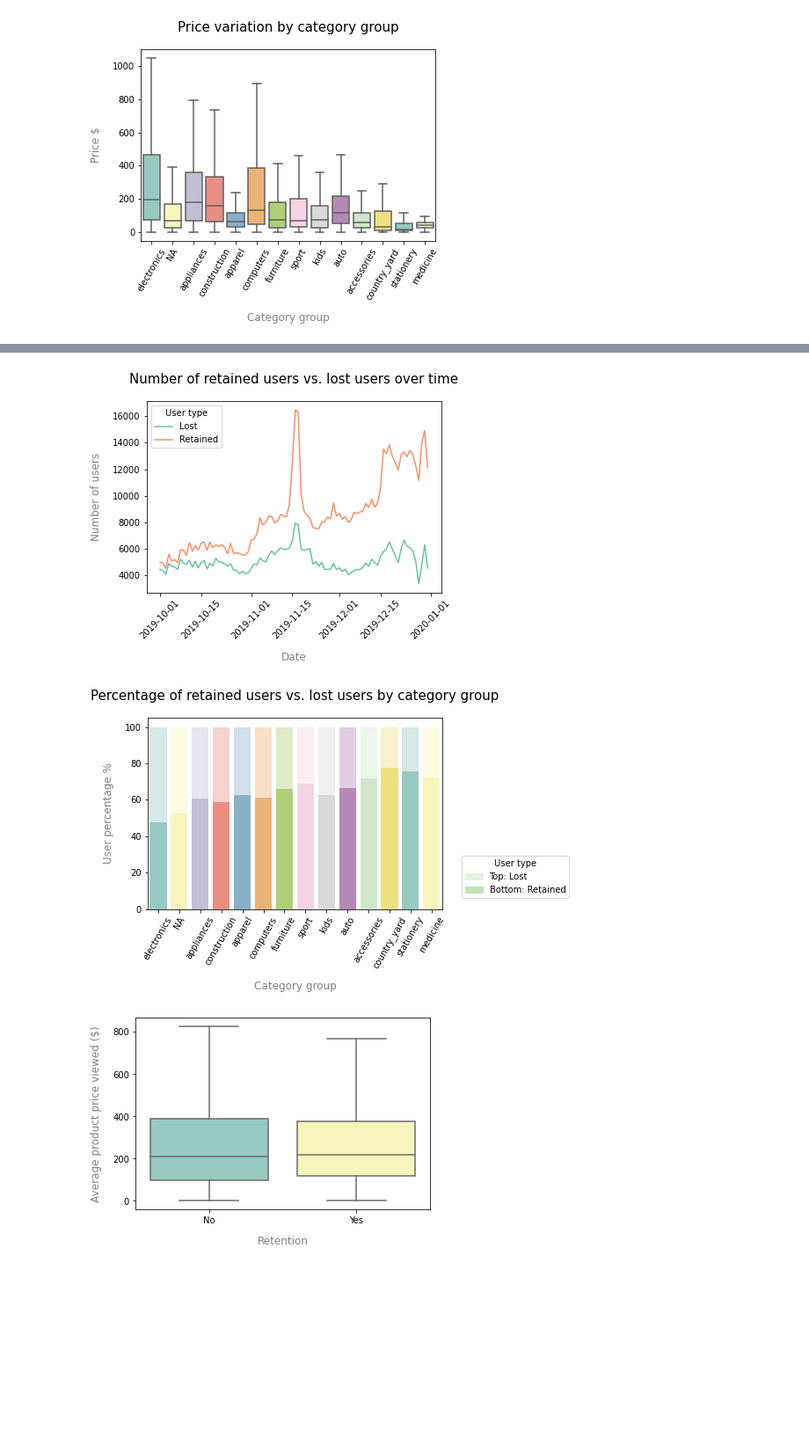
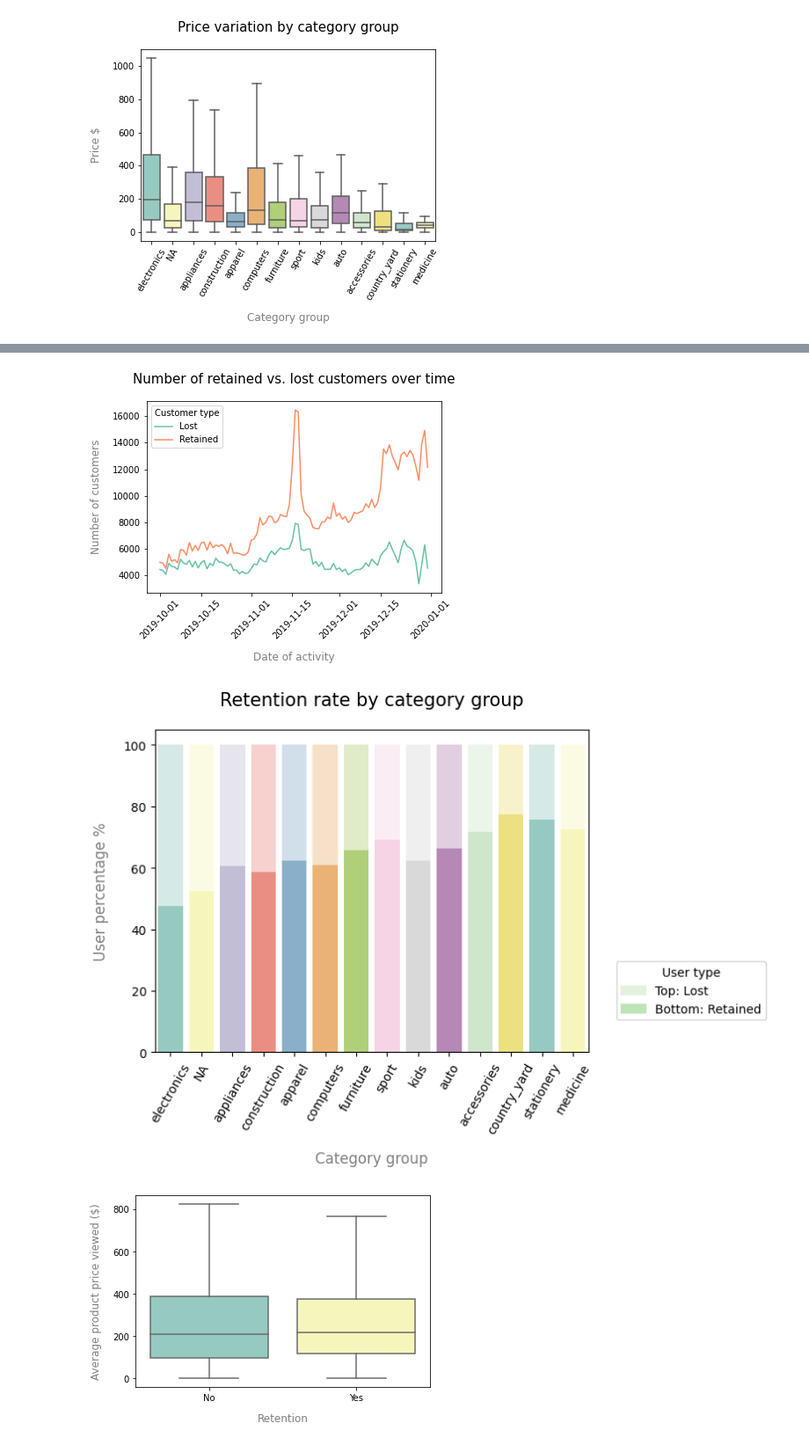
Before and after one commit to yz-joy/user-retention, a Jupyter notebook: Analysis/user-retention-pred.ipynb, the cells around one changed output, grey strips where cells are left out. Shown at 88% size. Saved outputs shown, nothing was run; the diff lists cells and outputs as text; code cells hidden in the pictures; blank space fills up the shorter version.

```diff
--- a/Analysis/user-retention-pred.ipynb
+++ b/Analysis/user-retention-pred.ipynb
@@ -167,6 +207,9 @@ plt.savefig('../Fig/Event type distribution.png', bbox_inches="tight")
 print('Activities involve {} products and {} categories'.format(df_sample.product_id.nunique(), df_sample.category_id.nunique()))
 # %% [output]
 Activities involve 172470 products and 1196 categories
+# %%
+# Extract the first word of category code as category group
+df_sample['category_code_first'] = df_sample.category_code.str.split('.').str[0].fillna('NA')
 # %%
 # Category group
 cat_typ = df_sample.groupby('category_code_first', dropna=False).size().sort_values(ascending=False)
@@ -371,38 +463,38 @@ plt.savefig('../Fig/Price variation by category group.png', bbox_inches="tight")
 # %%
 sns.lineplot(data=df_sample.groupby(['event_date', 'f_retention']).user_id.nunique().unstack('f_retention'), palette='Set2', dashes=False)
-plt.xlabel('Date', size=12, labelpad=12, color='grey')
-plt.ylabel('Number of users', size=12, labelpad=12, color='grey')
-plt.title("Number of retained users vs. lost users over time", size=15, pad=20);
+plt.xlabel('Date of activity', size=12, labelpad=12, color='grey')
+plt.ylabel('Number of customers', size=12, labelpad=12, color='grey')
+plt.title("Number of retained vs. lost customers over time", size=15, pad=20);
 plt.xticks(rotation=45);
-plt.legend(title='User type', labels=['Lost', 'Retained']);
+plt.legend(title='Customer type', labels=['Lost', 'Retained']);
 plt.savefig('../Fig/Number of users over time.png', bbox_inches="tight")
 # %% [output]
-[figure, old version]
+[figure, new version]
 # %%
 user_by_cat = df_sample.groupby(['category_code_first', 'f_retention']).user_id.nunique().unstack('f_retention').reindex(cat_typ.index)
 user_by_cat['perc_retained'] = user_by_cat[1] / user_by_cat[[0,1]].sum(axis=1) * 100
 user_by_cat['total_perc'] = 100
 
 # top bars
 bar1 = sns.barplot(x=user_by_cat.index, y="total_perc", data=user_by_cat, palette='Set3', alpha=0.4)
 
 # bottom bars
 bar2 = sns.barplot(x=user_by_cat.index, y="perc_retained", data=user_by_cat, palette='Set3')
 
 # add legend
 top_bar = mpatches.Patch(color='#e1f3dc', label='Top: Lost')
 bottom_bar = mpatches.Patch(color='#bce4b5', label='Bottom: Retained')
 plt.legend(title='User type', handles=[top_bar, bottom_bar], bbox_to_anchor=(1.05, 0.3));
 
 # Add other elements
 plt.xticks(rotation=60);
 plt.xlabel('Category group', size=12, labelpad=12, color='grey')
 plt.ylabel('User percentage %', size=12, labelpad=12, color='grey')
-plt.title("Percentage of retained users vs. lost users by category group", size=15, pad=20);
+plt.title("Retention rate by category group", size=15, pad=20);
 
 plt.savefig('../Fig/Retained user percentage by category group.png', bbox_inches="tight")
 # %% [output]
-[figure, old version]
+[figure, new version]
 # %%
 sns.boxplot(x='f_retention', y='view', palette='Set3', \
             data=df_sample.groupby(['user_id', 'f_retention', 'event_type'])['price'].mean().unstack('event_type')[['view', 'cart', 'purchase']].bfill(axis=1).iloc[:, 0].reset_index(), \
```
Also changed, not shown: parts of 25 cells of this notebook, 11 other files.
